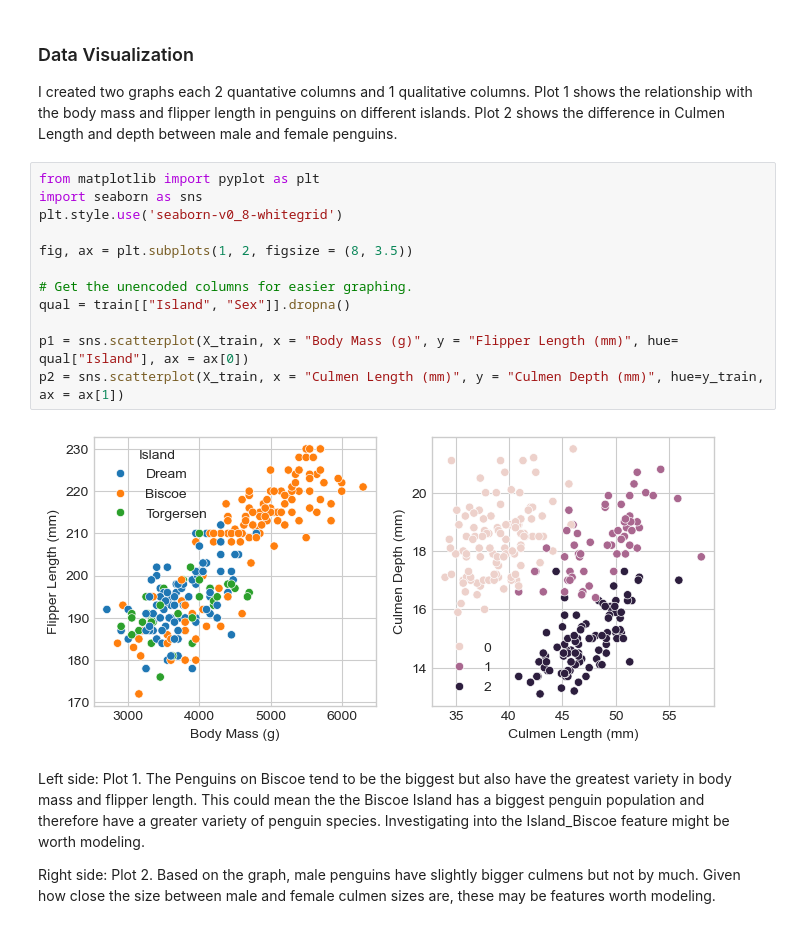
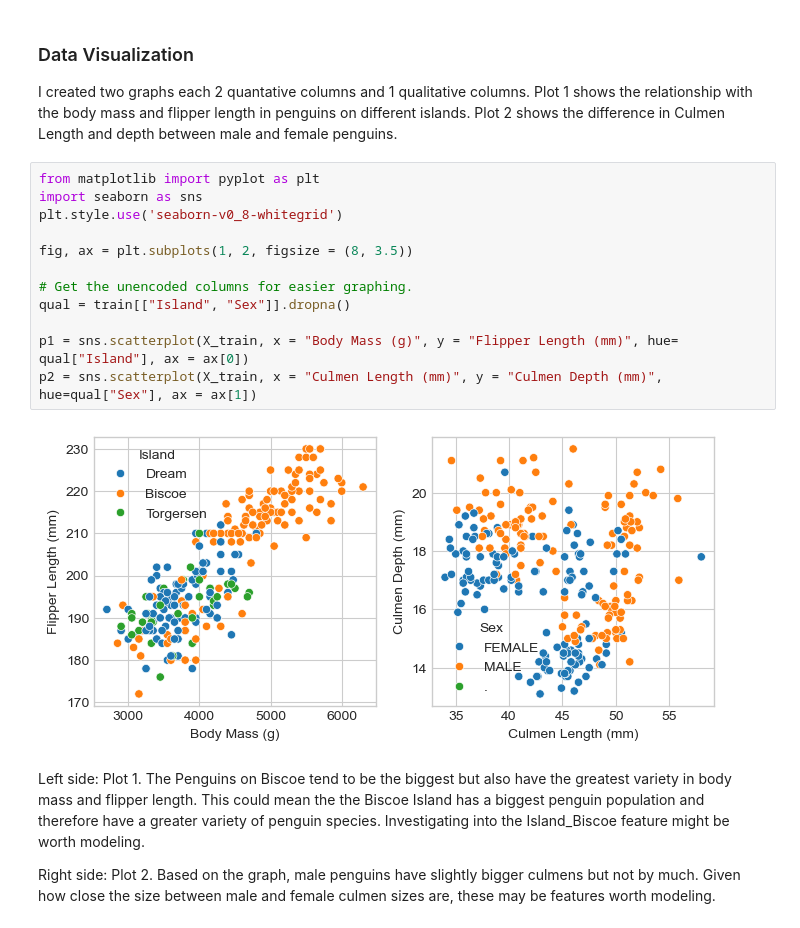
Before and after one commit to EpicET/EpicET.github.io, a Jupyter notebook: posts/blog1/index.ipynb, the cells around one changed output. Saved outputs shown, nothing was run; the diff lists cells and outputs as text.

```diff
--- a/posts/blog1/index.ipynb
+++ b/posts/blog1/index.ipynb
@@ -67,17 +67,17 @@ I created two graphs each 2 quantative columns and 1 qualitative columns. Plot 1
 # %%
 from matplotlib import pyplot as plt
 import seaborn as sns
 plt.style.use('seaborn-v0_8-whitegrid')
 
 fig, ax = plt.subplots(1, 2, figsize = (8, 3.5))
 
 # Get the unencoded columns for easier graphing.
 qual = train[["Island", "Sex"]].dropna()
 
 p1 = sns.scatterplot(X_train, x = "Body Mass (g)", y = "Flipper Length (mm)", hue= qual["Island"], ax = ax[0])
-p2 = sns.scatterplot(X_train, x = "Culmen Length (mm)", y = "Culmen Depth (mm)", hue=y_train, ax = ax[1])
+p2 = sns.scatterplot(X_train, x = "Culmen Length (mm)", y = "Culmen Depth (mm)", hue=qual["Sex"], ax = ax[1])
 # %% [output]
-[figure, old version]
+[figure, new version]
 # %% [markdown]
 Left side: Plot 1. The Penguins on Biscoe tend to be the biggest but also have the greatest variety in body mass and flipper length. This could mean the the Biscoe Island has a biggest penguin population and therefore have a greater variety of penguin species. Investigating into the Island_Biscoe feature might be worth modeling.
 
```
Also changed, not shown: parts of 1 cell of this notebook.
